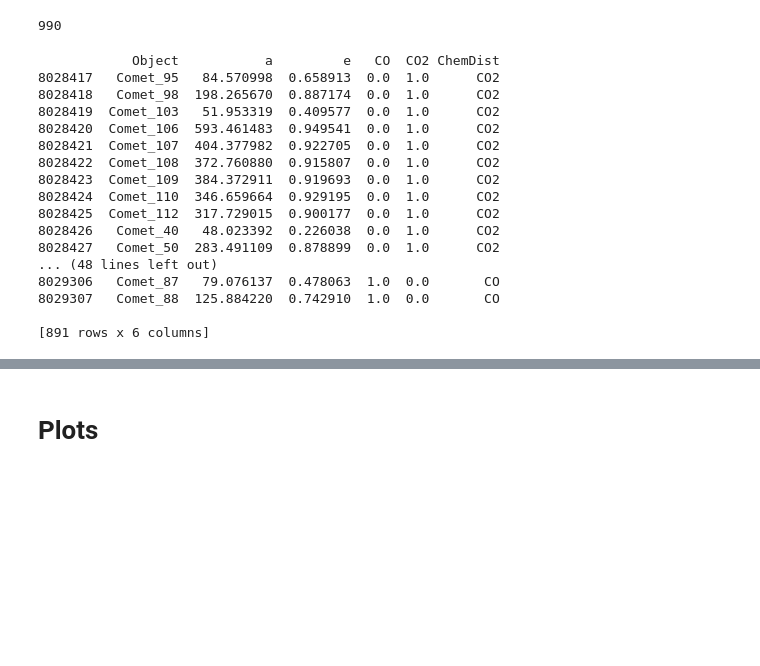
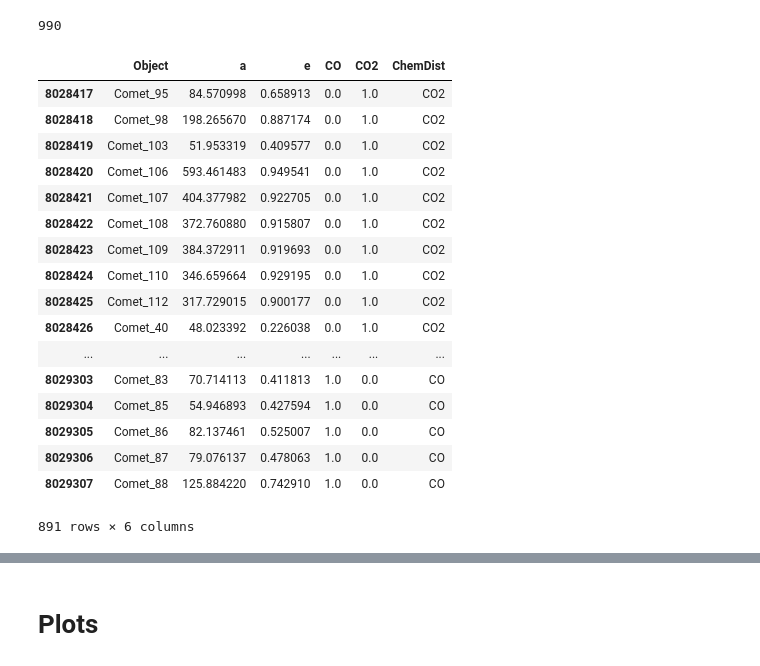
Before and after one commit to Michael-WC-Wong/Comets-Rebound-Sims, a Jupyter notebook: Output_Analysis.ipynb, the cells around one changed output, grey strips where cells are left out. Drawn from its saved outputs; the diff is of its cells as text; code cells hidden in the pictures; blank space fills up the shorter version.

```diff
--- a/Output_Analysis.ipynb
+++ b/Output_Analysis.ipynb
@@ -568,22 +685,23 @@ print(comets_total)
 990
 # %%
 #Quickly check a snapshot
-print(orbits_data[-1])
+orbits_data[-1]
 # %% [output]
+|  | Object | a | e | CO | CO2 | ChemDist |
+| 8028417 | Comet_95 | 84.570998 | 0.658913 | 0.0 | 1.0 | CO2 |
+| 8028418 | Comet_98 | 198.265670 | 0.887174 | 0.0 | 1.0 | CO2 |
+| 8028419 | Comet_103 | 51.953319 | 0.409577 | 0.0 | 1.0 | CO2 |
+| 8028420 | Comet_106 | 593.461483 | 0.949541 | 0.0 | 1.0 | CO2 |
+| 8028421 | Comet_107 | 404.377982 | 0.922705 | 0.0 | 1.0 | CO2 |
+| 8028422 | Comet_108 | 372.760880 | 0.915807 | 0.0 | 1.0 | CO2 |
+| 8028423 | Comet_109 | 384.372911 | 0.919693 | 0.0 | 1.0 | CO2 |
+| 8028424 | Comet_110 | 346.659664 | 0.929195 | 0.0 | 1.0 | CO2 |
+| 8028425 | Comet_112 | 317.729015 | 0.900177 | 0.0 | 1.0 | CO2 |
+| 8028426 | Comet_40 | 48.023392 | 0.226038 | 0.0 | 1.0 | CO2 |
+| ... | ... | ... | ... | ... | ... | ... |
+| 8029303 | Comet_83 | 70.714113 | 0.411813 | 1.0 | 0.0 | CO |
+| 8029304 | Comet_85 | 54.946893 | 0.427594 | 1.0 | 0.0 | CO |
+| 8029305 | Comet_86 | 82.137461 | 0.525007 | 1.0 | 0.0 | CO |
+| 8029306 | Comet_87 | 79.076137 | 0.478063 | 1.0 | 0.0 | CO |
+| 8029307 | Comet_88 | 125.884220 | 0.742910 | 1.0 | 0.0 | CO |
-            Object           a         e   CO  CO2 ChemDist
-8028417   Comet_95   84.570998  0.658913  0.0  1.0      CO2
-8028418   Comet_98  198.265670  0.887174  0.0  1.0      CO2
-8028419  Comet_103   51.953319  0.409577  0.0  1.0      CO2
-8028420  Comet_106  593.461483  0.949541  0.0  1.0      CO2
-8028421  Comet_107  404.377982  0.922705  0.0  1.0      CO2
-8028422  Comet_108  372.760880  0.915807  0.0  1.0      CO2
-8028423  Comet_109  384.372911  0.919693  0.0  1.0      CO2
-8028424  Comet_110  346.659664  0.929195  0.0  1.0      CO2
-8028425  Comet_112  317.729015  0.900177  0.0  1.0      CO2
-8028426   Comet_40   48.023392  0.226038  0.0  1.0      CO2
-8028427   Comet_50  283.491109  0.878899  0.0  1.0      CO2
-... (48 lines left out)
-8029306   Comet_87   79.076137  0.478063  1.0  0.0       CO
-8029307   Comet_88  125.884220  0.742910  1.0  0.0       CO
-
-[891 rows x 6 columns]
+891 rows × 6 columns
```
Also changed, not shown: parts of 17 cells of this notebook.
